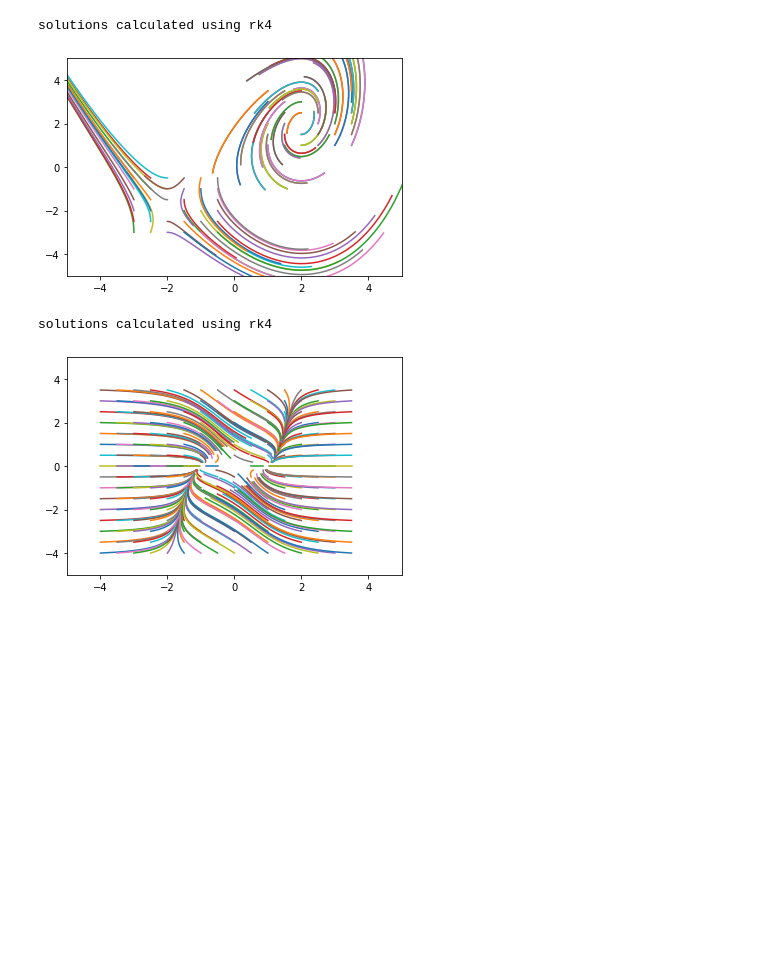
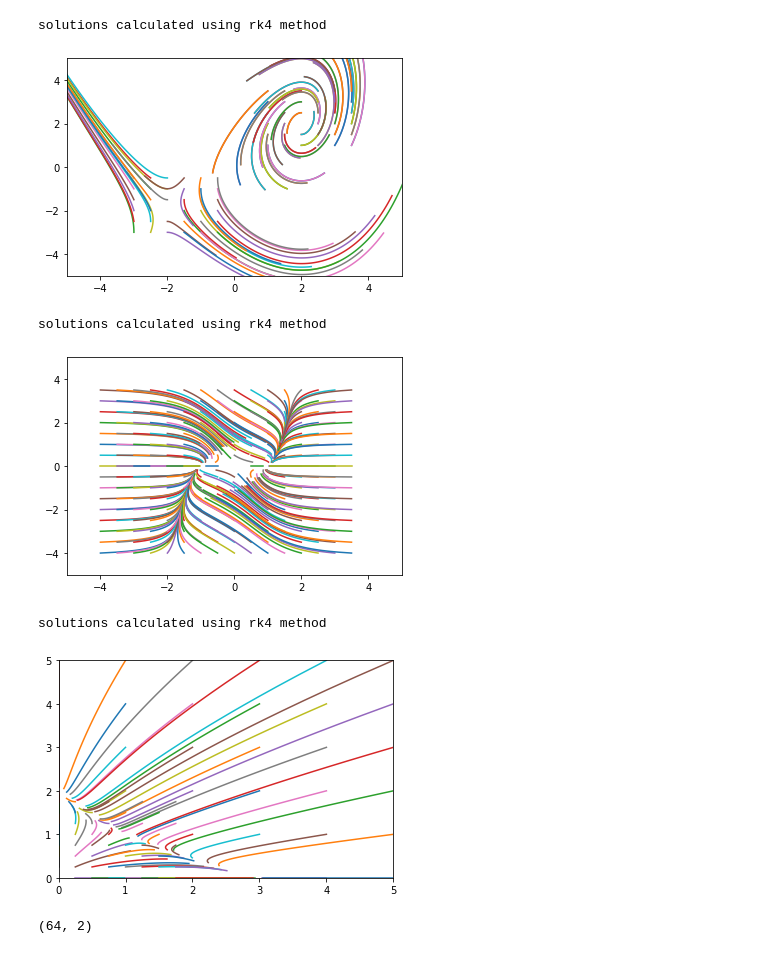
Before and after one commit to snickercop/mathviz, a Jupyter notebook: diffeq_grapher.ipynb, the cells around one changed output. Saved outputs shown, nothing was run; the diff lists cells and outputs as text; code cells hidden in the pictures; blank space fills up the shorter version.

Commit message:
added method for adding start points

```diff
--- a/diffeq_grapher.ipynb
+++ b/diffeq_grapher.ipynb
@@ -45,7 +45,10 @@ def rk4(xdot,ydot,s,xlims=[-5,5],ylims=[-5,5],steps=500,length=1):
 def grid(ar1,ar2=None):
     if ar2 is None:
         ar2 = ar1
-    return np.array(np.meshgrid(ar1,ar2)).T.reshape([len(ar1)*len(ar2),2])
+        ar2len = len(ar1)
+    else:
+        ar2len = len(ar2)
+    return np.array(np.meshgrid(ar1,ar2)).T.reshape([-1,2])
 
 
 class Graph():
@@ -76,7 +79,7 @@ class Graph():
 
         for i in range(startpoints.shape[0]):
             self.trajectories.append(self.methods[method](xdot,ydot,self.startpoints[i],steps=steps,length=length))
-        print(f'solutions calculated using {method}')
+        print(f'solutions calculated using {method} method')
     def jplot(self,xlims=None,ylims=None): # "just plot", without recalculating trajectories
         if xlims is None:
             xlims = self.xlims
@@ -95,6 +98,10 @@ class Graph():
         self.jplot(xlims=xlims,ylims=ylims)
     def start_grid(self,ar1,ar2=None):
         self.startpoints = grid(ar1,ar2)
+    def add_start_grid(self,ar1,ar2=None):
+        self.startpoints = np.concatenate((self.startpoints,grid(ar1,ar2)),axis=0)
+    def add_start_points(self,points):
+        self.startpoints = np.concatenate((self.startpoints,points))
     def start_around_centers(self,centers,rad=1,density=2): # centers is an array
         grids = []
         for center in centers:
@@ -116,7 +123,7 @@ centers = np.array([[2,2],[-2,-2]])
 graph.start_around_centers(centers)
 graph.plot()
 # %% [output]
-solutions calculated using rk4
+solutions calculated using rk4 method
 [figure]
 # %%
 # PROBLEM 6.3.4 (STROGATZ)
@@ -129,5 +136,33 @@ graph = Graph(xdot=xdot,ydot=ydot)
 graph.start_grid(np.arange(-4,4,.5),np.arange(-4,4,.5))
 graph.plot(method='rk4',length=1)
 # %% [output]
-solutions calculated using rk4
+solutions calculated using rk4 method
 [figure]
+# %%
+# REPRODUCTION OF FIGURE 6.4.7 (STROGATZ)
+# x is rabbit population, y is sheep population
+
+xdot = lambda v: v[0]*(3-v[0]-2*v[1])
+ydot = lambda v: v[1]*(2-v[0]-v[1])
+
+graph = Graph(xdot=xdot,ydot=ydot,xlims=[0,5],ylims=[0,5]) # only positive x and y
+
+graph.start_grid(np.arange(0,5.5,1))
+lower_left = grid(np.arange(0,2,.25))
+
+for i in range(lower_left.shape[0]):
+    try:
+        if lower_left[i,0]+lower_left[i,1] > 2:
+            lower_left = np.delete(lower_left,i,axis=0)
+    except(IndexError):
+        continue
+
+graph.add_start_points(lower_left)
+
+# add points on y axis
+graph.add_start_points(np.array([[0,1],[0,2],[]))
+
+graph.plot()
+# %% [output]
+solutions calculated using rk4 method
+[figure, added]
@@ -133,0 +171,4 @@ solutions calculated using rk4
+# %%
+lower_left.shape
+# %% [output]
+(64, 2)
```
Also changed, not shown: parts of 3 cells of this notebook.
